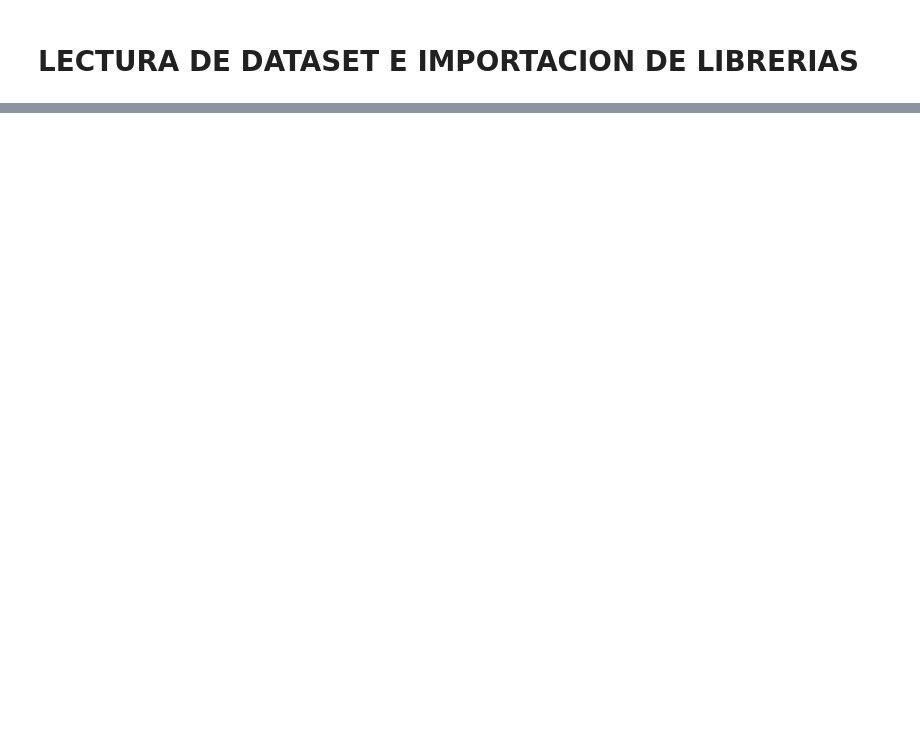
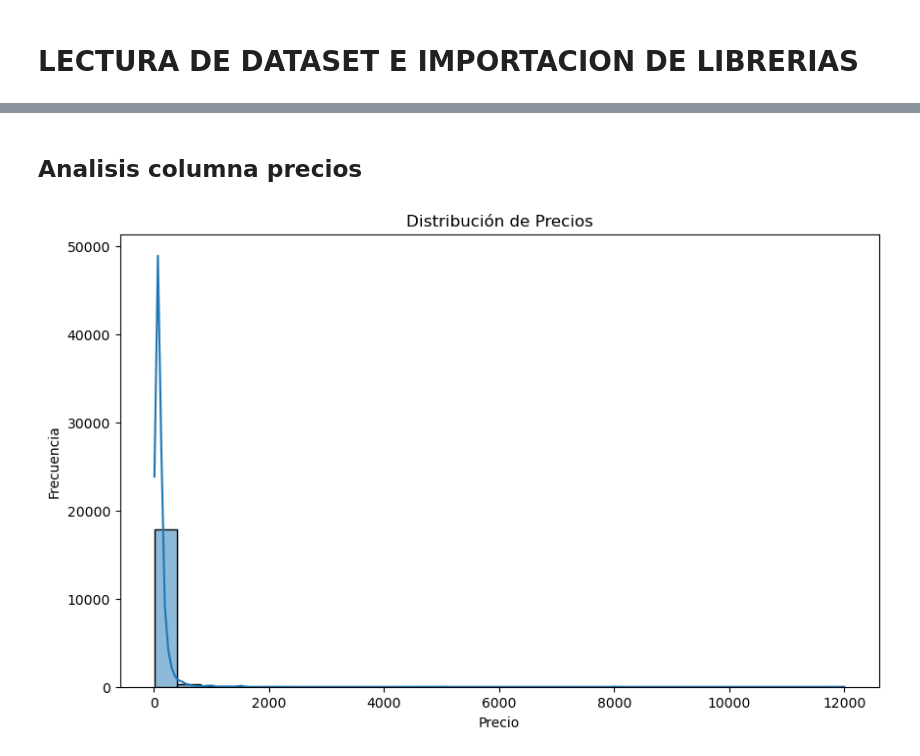
Before and after one commit to AI-School-F5-P2/Data_Analyst, a Jupyter notebook: Cities/Milan.ipynb, the cells around one changed output, grey strips where cells are left out. Drawn from its saved outputs; the diff is of its cells as text; code cells hidden in the pictures; blank space fills up the shorter version.

```diff
--- a/Cities/Milan.ipynb
+++ b/Cities/Milan.ipynb
@@ -113,0 +182,12 @@ df.describe()
+# %% [markdown]
+## Analisis columna precios
+# %%
+# Crear un histograma de precios
+plt.figure(figsize=(10, 6))
+sns.histplot(df['price'], bins=30, kde=True)
+plt.title('Distribución de Precios')
+plt.xlabel('Precio')
+plt.ylabel('Frecuencia')
+plt.show()
+# %% [output]
+[figure, added]
```
Also changed, not shown: parts of 12 cells of this notebook.
